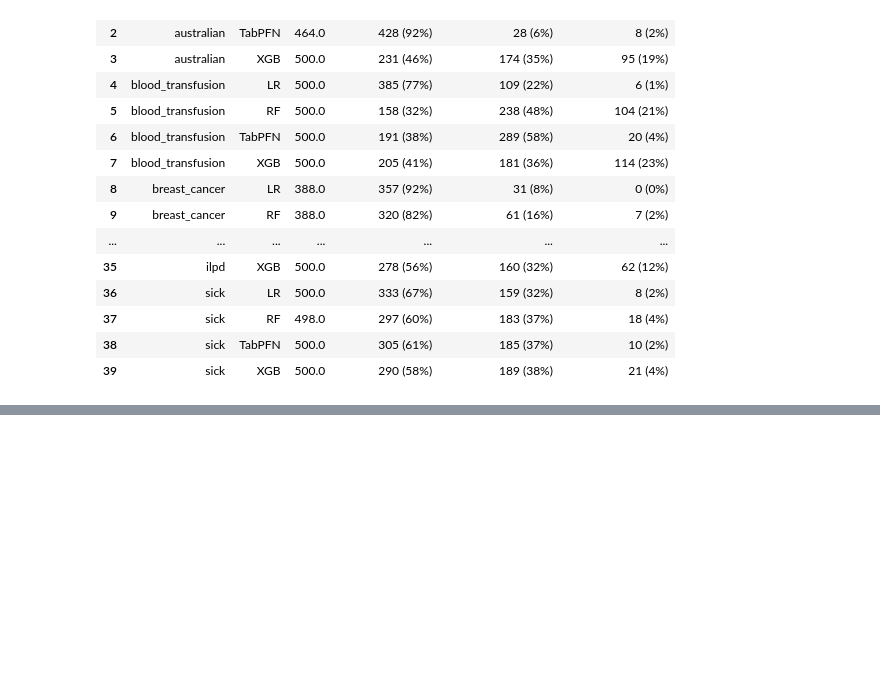
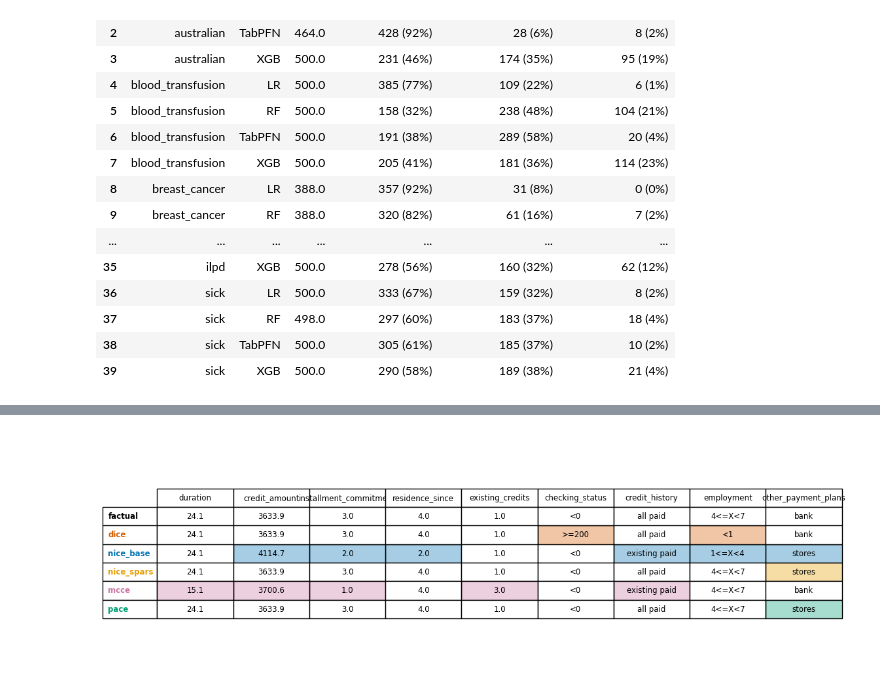
Before and after one commit to leonidaschristodoulou/cf-proposal, a Jupyter notebook: cfprop_plots.ipynb, the cells around one changed output, grey strips where cells are left out. Cells and saved outputs as stored; diff of their text form; code cells hidden in the pictures; blank space fills up the shorter version.

```diff
--- a/cfprop_plots.ipynb
+++ b/cfprop_plots.ipynb
@@ -1542,0 +1629,9 @@ display(display_tbl)
+# %%
+for ds_name in ["credit-g", "breast_cancer"]:
+    sub = df[(df["dataset"] == ds_name) & (df["model"] == "TabPFN")
+             & (df["status"] == "ok") & (df["flip_ok"] == 1)]
+    # pairs where all 5 methods produced a valid CF
+    counts = sub.groupby(["idx", "seed"])["method"].count()
+    good = counts[counts == len(methods)].reset_index()[["idx", "seed"]]
+    print(f"\n{ds_name} — (idx, seed) pairs with all methods successful:")
+    print(good.to_string(index=False))
@@ -1542,0 +1699,44 @@ display(display_tbl)
+# %%
+# ─── Table: credit-g — original-space feature values per method ─────────────
+def _fmt(v):
+    if v is None: return "–"
+    if isinstance(v, float): return f"{v:.1f}"
+    return str(v)
+
+# Features changed by any method (original space: num then cat)
+changed = {feat for method, xcf in cf_cg.items()
+           for feat in (ds_cg.num_cols + ds_cg.cat_cols)
+           if _is_changed(feat, x_f_cg, xcf, ds_cg)}
+feat_order = [f for f in ds_cg.num_cols if f in changed] + [f for f in ds_cg.cat_cols if f in changed]
+
+row_labels = ["factual"] + [m for m in methods if m in cf_cg]
+cell_text, cell_cols = [], []
+for label in row_labels:
+    src = x_f_cg if label == "factual" else cf_cg[label]
+    texts, cols = [], []
+    for feat in feat_order:
+        val = src.get(feat)
+        texts.append(_fmt(val))
+        is_ch = (label != "factual") and _is_changed(feat, x_f_cg, src, ds_cg)
+        cols.append(to_rgba(COLORS[label], 0.35) if is_ch else (1, 1, 1, 1))
+    cell_text.append(texts)
+    cell_cols.append(cols)
+
+fig, ax = plt.subplots(figsize=(max(10, len(feat_order) * 1.5), len(row_labels) * 0.6 + 1.0))
+ax.axis("off")
+tbl = ax.table(cellText=cell_text, rowLabels=row_labels, colLabels=feat_order,
+               cellColours=cell_cols, loc="center", cellLoc="center")
+tbl.auto_set_font_size(False)
+tbl.set_fontsize(8.5)
+tbl.scale(1, 1.7)
+for i, label in enumerate(row_labels):
+    cell = tbl[(i + 1, -1)]
+    cell.set_text_props(fontweight="bold",
+                        color=COLORS.get(label, "black") if label != "factual" else "black")
+#ax.set_title("credit-g / TabPFN — counterfactual examples (idx=1, seed=3)", fontsize=10, pad=14)
+fig.patch.set_facecolor("white")
+#fig.tight_layout()
+fig.savefig(data_in + "_cf_example_credit_g.pdf", format="pdf", dpi=300, bbox_inches="tight")
+fig.show()
+# %% [output]
+[figure, added]
```
Also changed, not shown: parts of 14 cells of this notebook, 32 other files.
